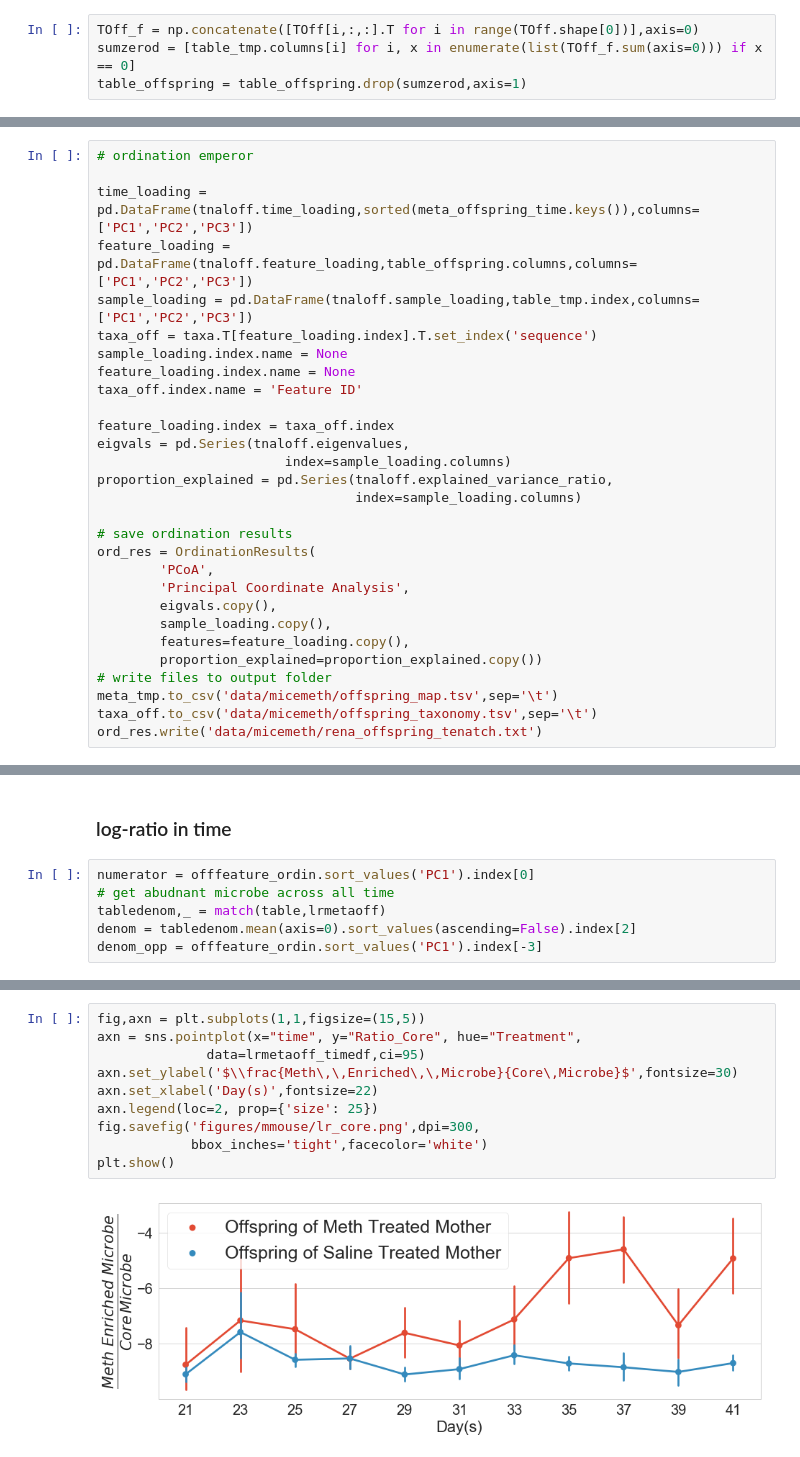
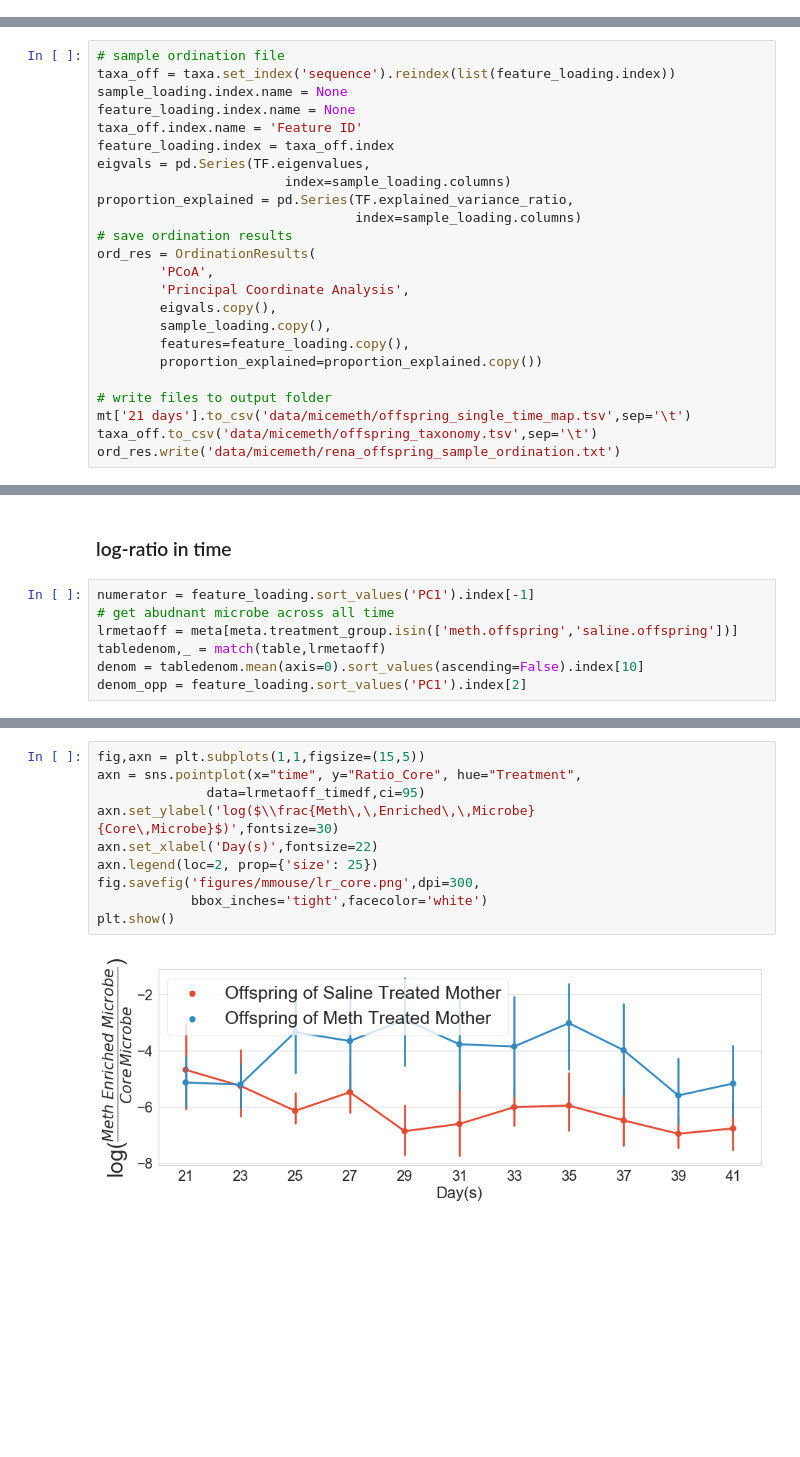
Before and after one commit to cameronmartino/tenatch, a Jupyter notebook: ipynb/rena_mmouse.ipynb, the cells around one changed output, grey strips where cells are left out. Drawn from its saved outputs; the diff is of its cells as text; blank space fills up the shorter version.

```diff
--- a/ipynb/rena_mmouse.ipynb
+++ b/ipynb/rena_mmouse.ipynb
@@ -143,4 +64,0 @@ TOff.shape
-# %%
-TOff_f = np.concatenate([TOff[i,:,:].T for i in range(TOff.shape[0])],axis=0)
-sumzerod = [table_tmp.columns[i] for i, x in enumerate(list(TOff_f.sum(axis=0))) if x == 0]
-table_offspring = table_offspring.drop(sumzerod,axis=1)
@@ -202,20 +111,14 @@ plt.show()
 # %%
-# ordination emperor
-
-time_loading = pd.DataFrame(tnaloff.time_loading,sorted(meta_offspring_time.keys()),columns=['PC1','PC2','PC3'])
-feature_loading = pd.DataFrame(tnaloff.feature_loading,table_offspring.columns,columns=['PC1','PC2','PC3'])
-sample_loading = pd.DataFrame(tnaloff.sample_loading,table_tmp.index,columns=['PC1','PC2','PC3'])
-taxa_off = taxa.T[feature_loading.index].T.set_index('sequence')
+# sample ordination file
+taxa_off = taxa.set_index('sequence').reindex(list(feature_loading.index))
 sample_loading.index.name = None
 feature_loading.index.name = None
 taxa_off.index.name = 'Feature ID'
-
 feature_loading.index = taxa_off.index
-eigvals = pd.Series(tnaloff.eigenvalues,
+eigvals = pd.Series(TF.eigenvalues,
                         index=sample_loading.columns)
-proportion_explained = pd.Series(tnaloff.explained_variance_ratio,
+proportion_explained = pd.Series(TF.explained_variance_ratio,
                                  index=sample_loading.columns)
-
 # save ordination results
 ord_res = OrdinationResults(
         'PCoA',
@@ -224,8 +127,9 @@ ord_res = OrdinationResults(
         sample_loading.copy(),
         features=feature_loading.copy(),
         proportion_explained=proportion_explained.copy())
+
 # write files to output folder
-meta_tmp.to_csv('data/micemeth/offspring_map.tsv',sep='\t')
+mt['21 days'].to_csv('data/micemeth/offspring_single_time_map.tsv',sep='\t')
 taxa_off.to_csv('data/micemeth/offspring_taxonomy.tsv',sep='\t')
-ord_res.write('data/micemeth/rena_offspring_tenatch.txt')
+ord_res.write('data/micemeth/rena_offspring_sample_ordination.txt')
 # %% [output]
@@ -256,10 +227,11 @@ Saved Visualization to: data/micemeth/offspring_biplot.qzv
 # %% [markdown]
 ### log-ratio in time
 # %%
-numerator = offfeature_ordin.sort_values('PC1').index[0]
+numerator = feature_loading.sort_values('PC1').index[-1]
 # get abudnant microbe across all time
+lrmetaoff = meta[meta.treatment_group.isin(['meth.offspring','saline.offspring'])]
 tabledenom,_ = match(table,lrmetaoff)
-denom = tabledenom.mean(axis=0).sort_values(ascending=False).index[2]
-denom_opp = offfeature_ordin.sort_values('PC1').index[-3]
+denom = tabledenom.mean(axis=0).sort_values(ascending=False).index[10]
+denom_opp = feature_loading.sort_values('PC1').index[2]
 # %%
 # offspring
@@ -283,12 +255,12 @@ For all other conversions use the data-type specific converters pd.to_datetime,
 # %%
 fig,axn = plt.subplots(1,1,figsize=(15,5))
 axn = sns.pointplot(x="time", y="Ratio_Core", hue="Treatment",
               data=lrmetaoff_timedf,ci=95)
-axn.set_ylabel('$\\frac{Meth\,\,Enriched\,\,Microbe}{Core\,Microbe}$',fontsize=30)
+axn.set_ylabel('log($\\frac{Meth\,\,Enriched\,\,Microbe}{Core\,Microbe}$)',fontsize=30)
 axn.set_xlabel('Day(s)',fontsize=22)
 axn.legend(loc=2, prop={'size': 25})
 fig.savefig('figures/mmouse/lr_core.png',dpi=300,
             bbox_inches='tight',facecolor='white')
 plt.show()
 # %% [output]
-[figure, old version]
+[figure, new version]
```
Also changed, not shown: parts of 40 cells of this notebook, 12 other files.
